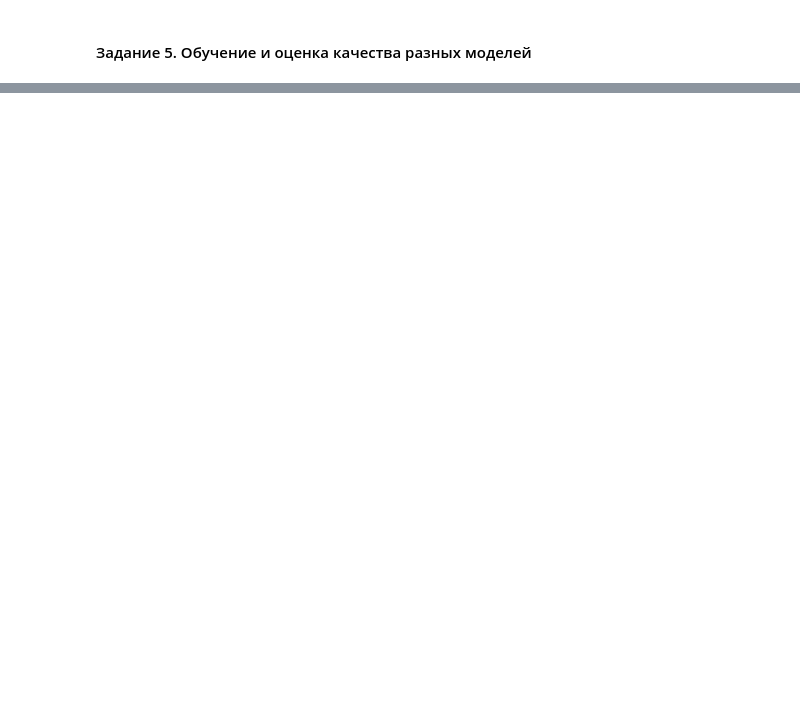
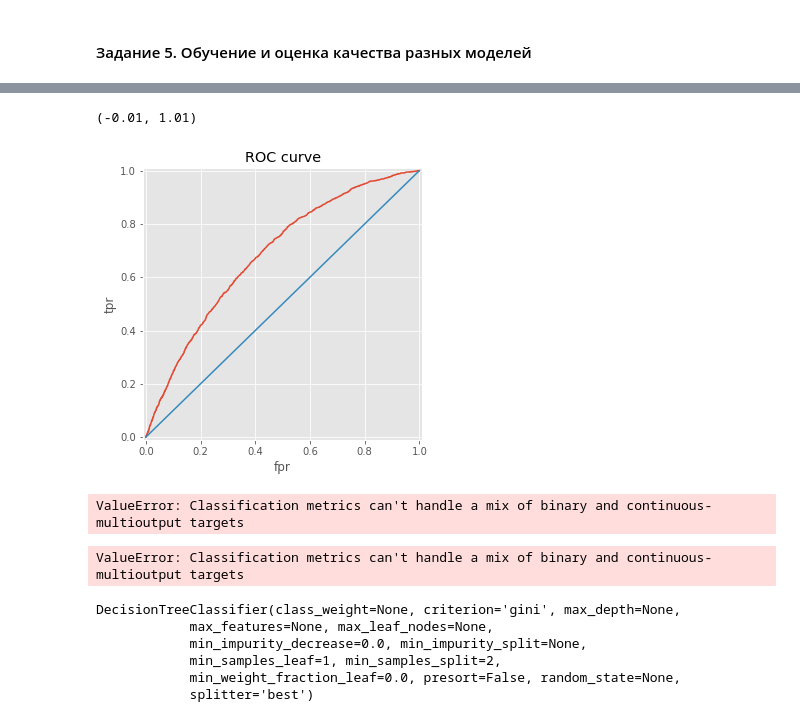
Before and after one commit to smorodnikova/sfml, a Jupyter notebook: ml-intro-hw/ml-intro-hw.ipynb, the cells around one changed output, grey strips where cells are left out. Saved outputs shown, nothing was run; the diff lists cells and outputs as text; code cells hidden in the pictures; blank space fills up the shorter version.

```diff
--- a/ml-intro-hw/ml-intro-hw.ipynb
+++ b/ml-intro-hw/ml-intro-hw.ipynb
@@ -860,0 +899,4 @@ memory usage: 6.0 MB
+# %%
+y=df_train_preproc['TARGET']
+x=df_train_preproc.drop(['TARGET'],axis=1)
+x.info()
@@ -876,3 +944,7 @@ from sklearn.ensemble import RandomForestClassifier
 from sklearn.linear_model import LogisticRegression
 
 ## Your Code Here
+# %%
+rfc=RandomForestClassifier(n_estimators=10000)
+# %%
+rfc.fit(x,y)
@@ -879,3 +959,22 @@ from sklearn.linear_model import LogisticRegression
+# %%
+predict_rfc=rfc.predict_proba(x_test)
+# %%
+%matplotlib inline
+from matplotlib import pyplot as plt
+from sklearn.metrics import roc_auc_score, roc_curve
+fpr, tpr, thresholds = roc_curve(y_test, predict_rfc[:,1])
+plt.figure(figsize=(5, 5))
+plt.plot(fpr, tpr)
+plt.plot([0, 1], [0, 1])
+plt.ylabel('tpr')
+plt.xlabel('fpr')
+plt.grid(True)
+plt.title('ROC curve')
+plt.xlim((-0.01, 1.01))
+plt.ylim((-0.01, 1.01))
+# %% [output]
+(-0.01, 1.01)
+[figure, added]
 # %%
 # Посчитать метрики стандартные
 # accuracy, precision, recall
@@ -883,3 +982,12 @@ from sklearn.linear_model import LogisticRegression
 from sklearn.metrics import accuracy_score, precision_score, recall_score
 
 ## Your Code Here
+# %%
+#rfc
+accuracy_score(y_test,predict_rfc)
+# %% [output]
+ValueError: Classification metrics can't handle a mix of binary and continuous-multioutput targets
+# %%
+precision_score(y_test, predict_rfc)
+# %% [output]
+ValueError: Classification metrics can't handle a mix of binary and continuous-multioutput targets
@@ -885,0 +998,9 @@ from sklearn.metrics import accuracy_score, precision_score, recall_score
+# %%
+dtc.fit(x,y)
+# %% [output]
+DecisionTreeClassifier(class_weight=None, criterion='gini', max_depth=None,
+            max_features=None, max_leaf_nodes=None,
+            min_impurity_decrease=0.0, min_impurity_split=None,
+            min_samples_leaf=1, min_samples_split=2,
+            min_weight_fraction_leaf=0.0, presort=False, random_state=None,
+            splitter='best')
```
Also changed, not shown: parts of 28 cells of this notebook.
